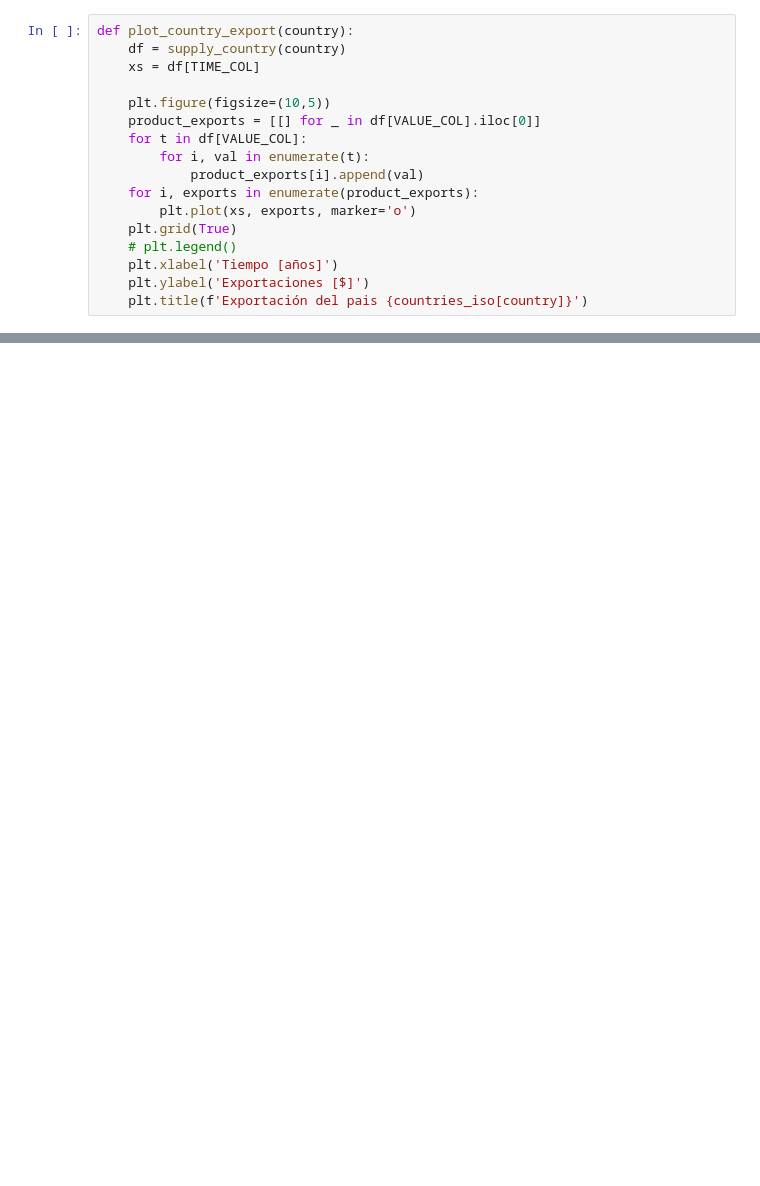
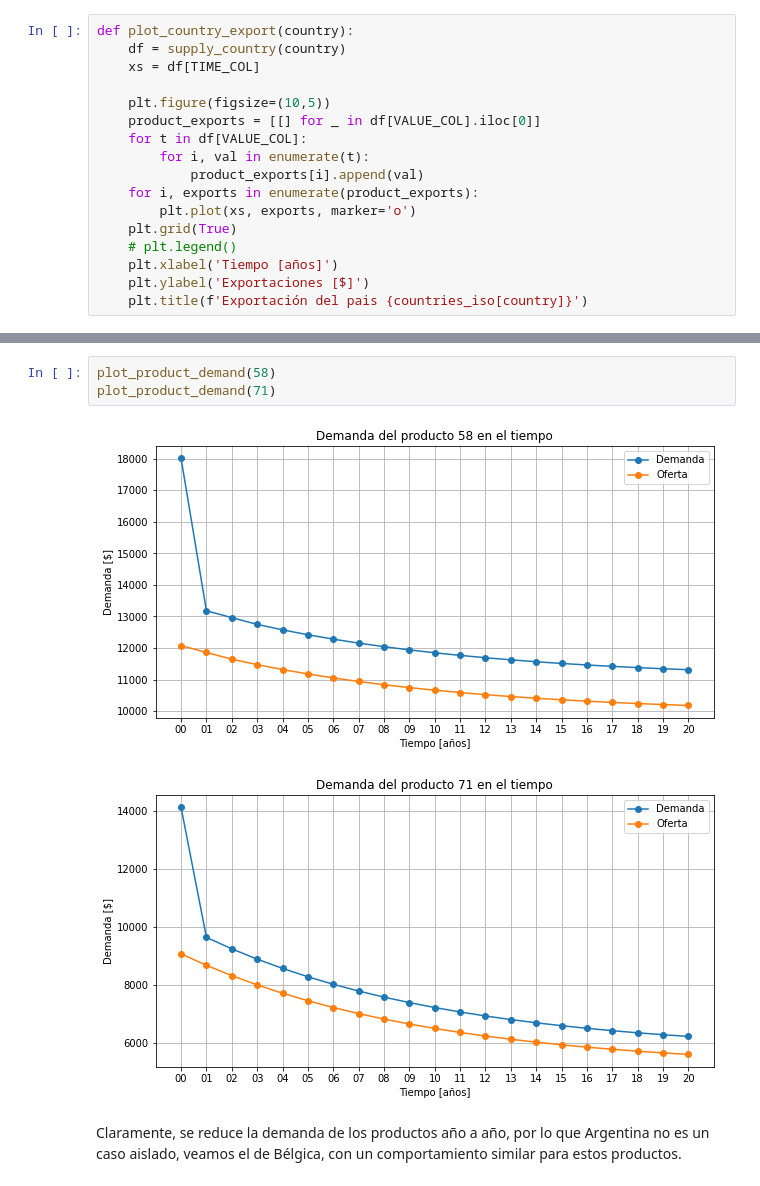
Before and after one commit to TobiasCarreira/sed-tp1, a Jupyter notebook: TP.ipynb, the cells around one changed output, grey strips where cells are left out. Saved outputs shown, nothing was run; the diff lists cells and outputs as text; blank space fills up the shorter version.

```diff
--- a/TP.ipynb
+++ b/TP.ipynb
@@ -181,0 +198,8 @@ plot_gdp(0)
+# %%
+plot_product_demand(58)
+plot_product_demand(71)
+# %% [output]
+[figure, added]
+[figure, added]
+# %% [markdown]
+Claramente, se reduce la demanda de los productos año a año, por lo que Argentina no es un caso aislado, veamos el de Bélgica, con un comportamiento similar para estos productos.
```
Also changed, not shown: parts of 19 cells of this notebook, 7 other files.
